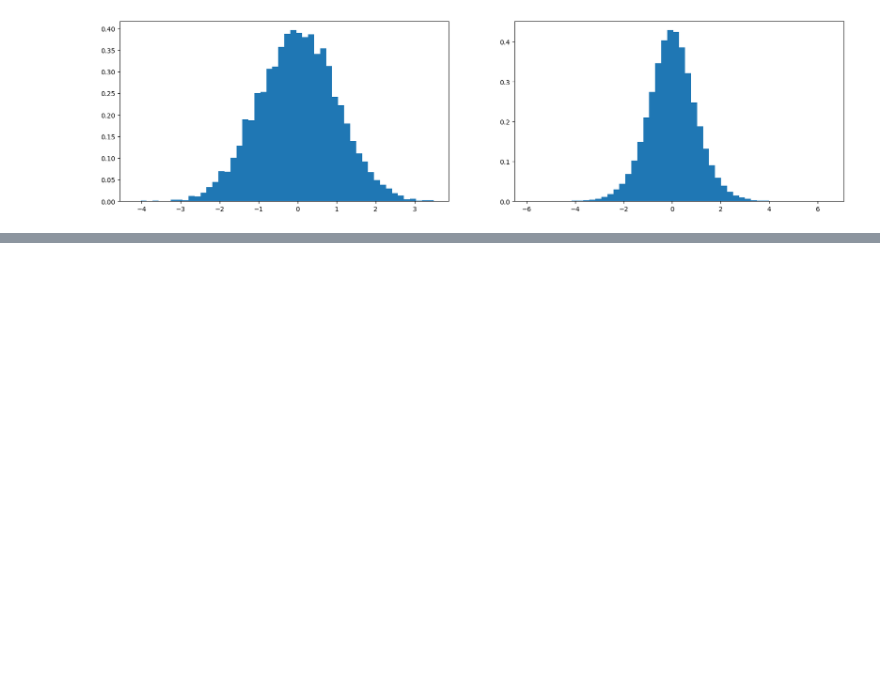
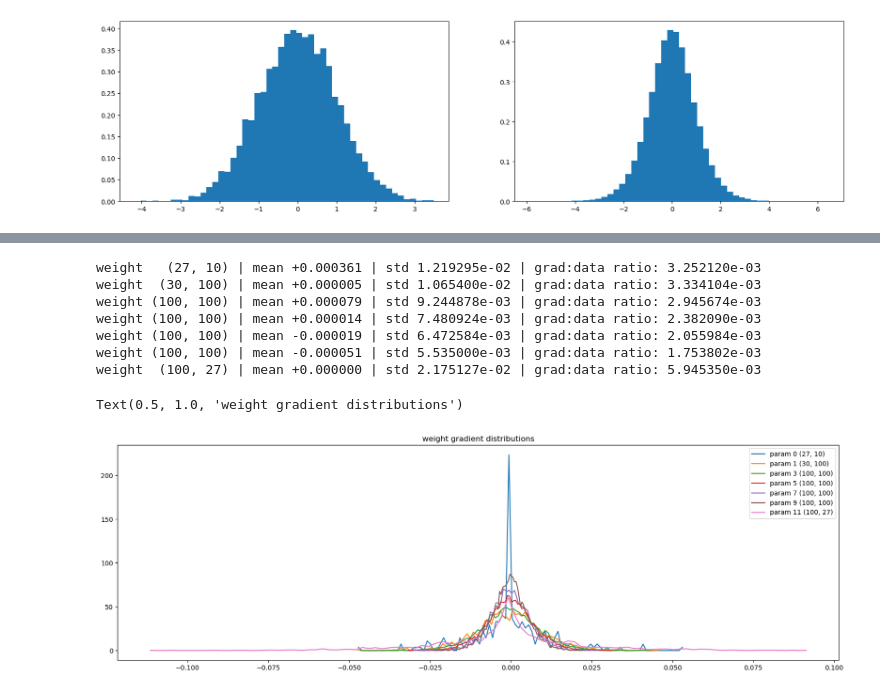
Before and after one commit to MaolinSun32/nn-zero-to-hero-sml, a Jupyter notebook: notebooks/4-th.ipynb, the cells around one changed output, grey strips where cells are left out. Saved outputs shown, nothing was run; the diff lists cells and outputs as text; code cells hidden in the pictures; blank space fills up the shorter version.

```diff
--- a/notebooks/4-th.ipynb
+++ b/notebooks/4-th.ipynb
@@ -408,0 +607,24 @@ tensor(-0.0020) tensor(1.0055)
+# %%
+# visualize histograms
+plt.figure(figsize=(20,6))
+legend = []
+for i, p in enumerate(parameters):
+    t=p.grad
+    if p.ndim == 2: # only look at weight gradients, not bias gradients
+        print('weight %10s | mean %+f | std %e | grad:data ratio: %e' % (tuple(p.shape), t.mean(), t.std(), t.abs().mean()/loss.item()) )
+        hy, hx = torch.histogram(t, density=True)
+        plt.plot(hx[:-1].detach(), hy.detach())
+        legend.append(f'param {i} {tuple(p.shape)}')
+
+plt.legend(legend)
+plt.title('weight gradient distributions')
+# %% [output]
+weight   (27, 10) | mean +0.000361 | std 1.219295e-02 | grad:data ratio: 3.252120e-03
+weight  (30, 100) | mean +0.000005 | std 1.065400e-02 | grad:data ratio: 3.334104e-03
+weight (100, 100) | mean +0.000079 | std 9.244878e-03 | grad:data ratio: 2.945674e-03
+weight (100, 100) | mean +0.000014 | std 7.480924e-03 | grad:data ratio: 2.382090e-03
+weight (100, 100) | mean -0.000019 | std 6.472584e-03 | grad:data ratio: 2.055984e-03
+weight (100, 100) | mean -0.000051 | std 5.535000e-03 | grad:data ratio: 1.753802e-03
+weight  (100, 27) | mean +0.000000 | std 2.175127e-02 | grad:data ratio: 5.945350e-03
+Text(0.5, 1.0, 'weight gradient distributions')
+[figure, added]
```
Also changed, not shown: parts of 6 cells of this notebook.
